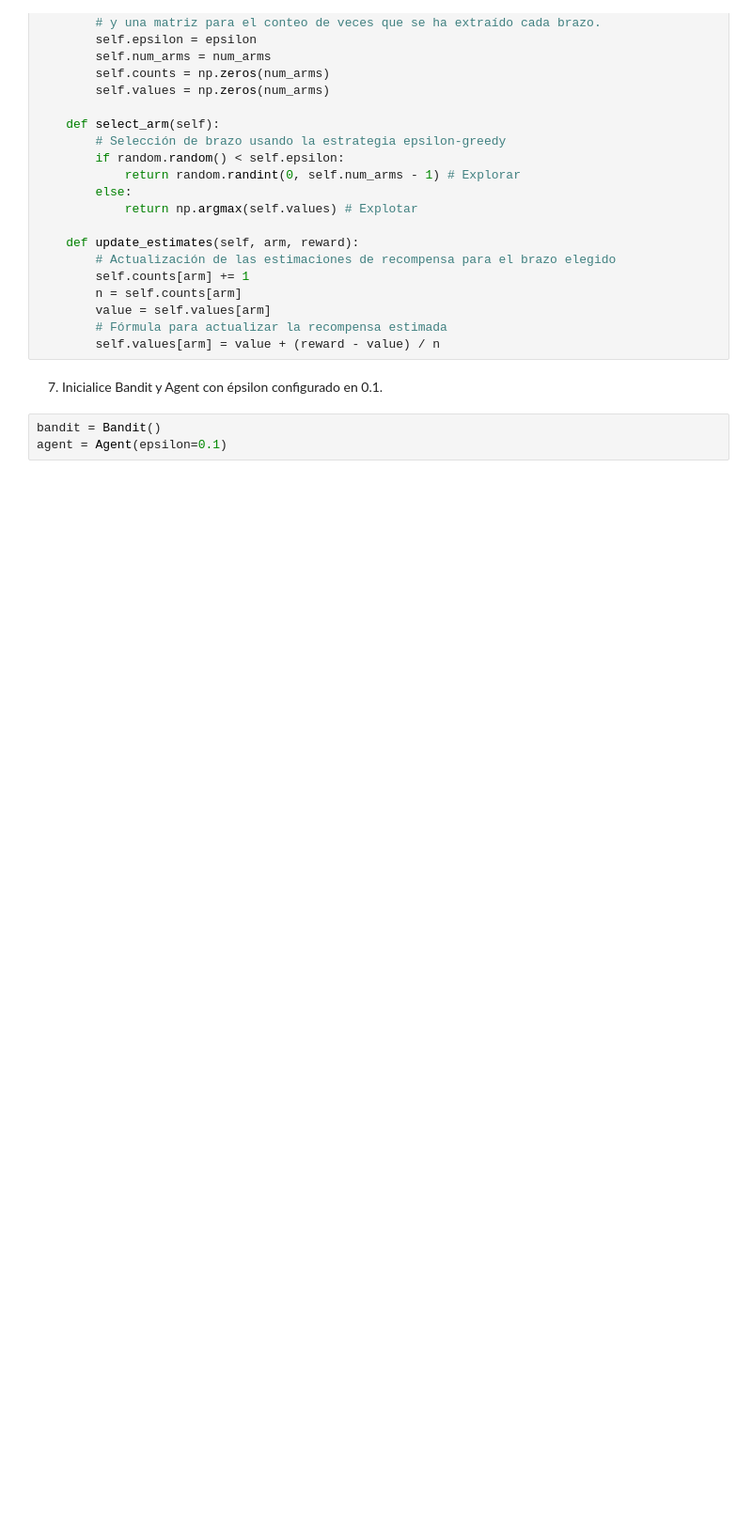
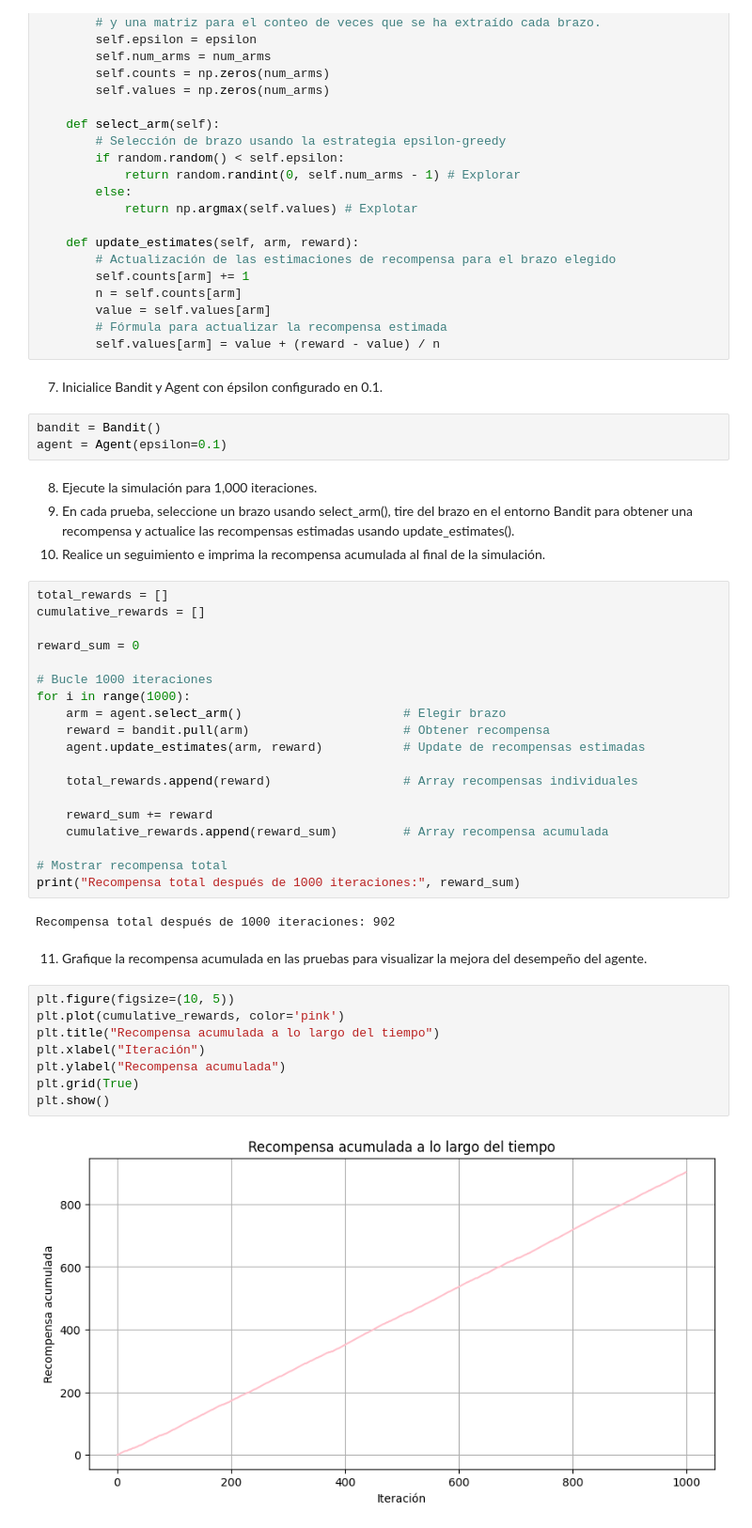
Before and after one commit to MarioGuerra21008/Lab1RL, a Jupyter notebook: lab1.ipynb, the cells around one changed output. Shown: that part at 94% size. Cells and saved outputs as stored; diff of their text form; blank space fills up the shorter version.

```diff
--- a/lab1.ipynb
+++ b/lab1.ipynb
@@ -68,3 +69,41 @@ class Agent:
 # %%
 bandit = Bandit()
 agent = Agent(epsilon=0.1)
+# %% [markdown]
+8. Ejecute la simulación para 1,000 iteraciones.
+9. En cada prueba, seleccione un brazo usando select_arm(), tire del brazo en el entorno Bandit para obtener
+una recompensa y actualice las recompensas estimadas usando update_estimates().
+10. Realice un seguimiento e imprima la recompensa acumulada al final de la simulación.
+# %%
+total_rewards = []
+cumulative_rewards = []
+
+reward_sum = 0
+
+# Bucle 1000 iteraciones
+for i in range(1000):
+    arm = agent.select_arm()                      # Elegir brazo
+    reward = bandit.pull(arm)                     # Obtener recompensa
+    agent.update_estimates(arm, reward)           # Update de recompensas estimadas
+
+    total_rewards.append(reward)                  # Array recompensas individuales
+
+    reward_sum += reward
+    cumulative_rewards.append(reward_sum)         # Array recompensa acumulada
+
+# Mostrar recompensa total
+print("Recompensa total después de 1000 iteraciones:", reward_sum)
+# %% [output]
+Recompensa total después de 1000 iteraciones: 902
+# %% [markdown]
+11. Grafique la recompensa acumulada en las pruebas para visualizar la mejora del desempeño del agente.
+# %%
+plt.figure(figsize=(10, 5))
+plt.plot(cumulative_rewards, color='pink')
+plt.title("Recompensa acumulada a lo largo del tiempo")
+plt.xlabel("Iteración")
+plt.ylabel("Recompensa acumulada")
+plt.grid(True)
+plt.show()
+# %% [output]
+[figure, added]
```
Also changed, not shown: parts of 3 cells of this notebook.
